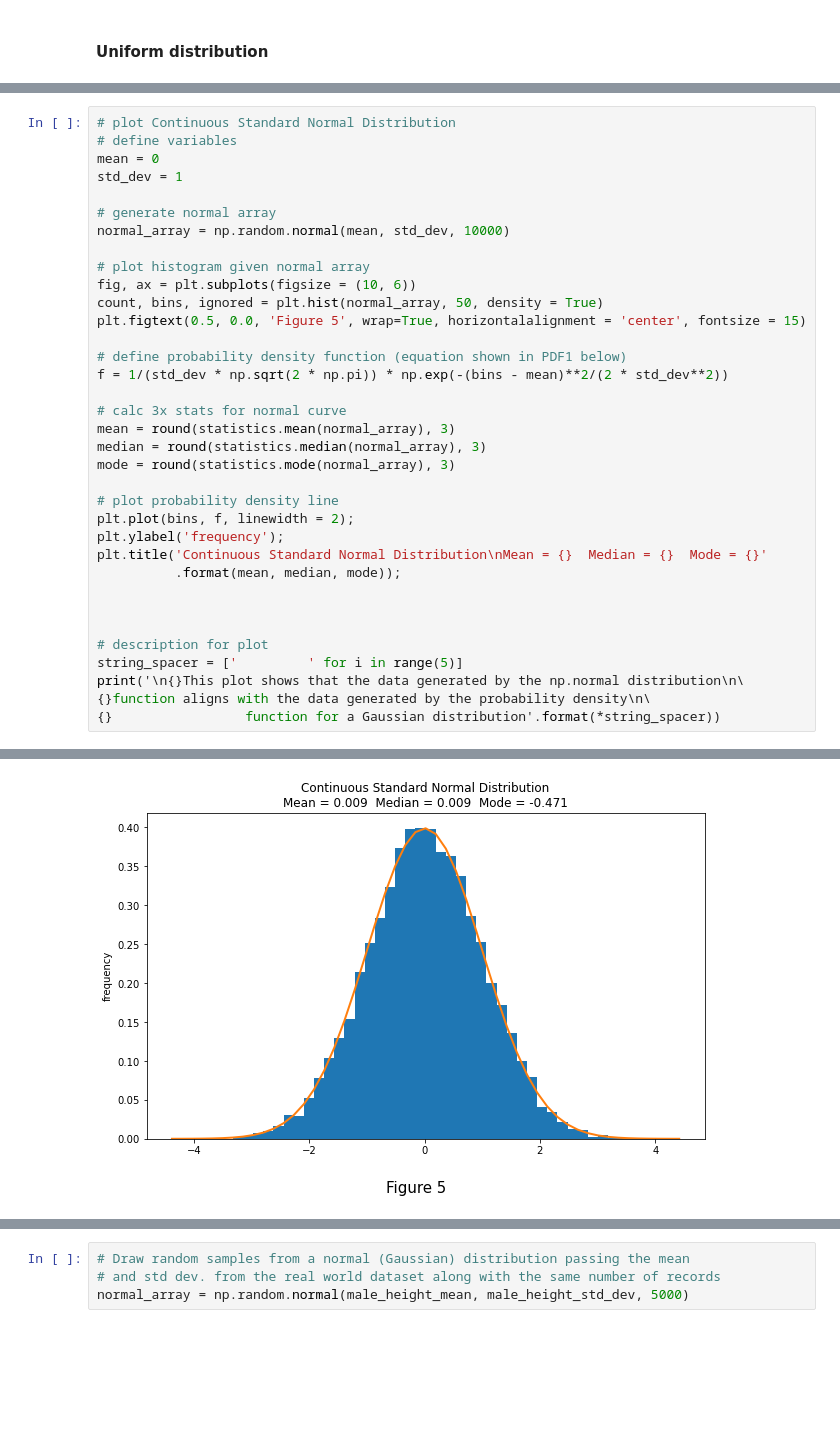
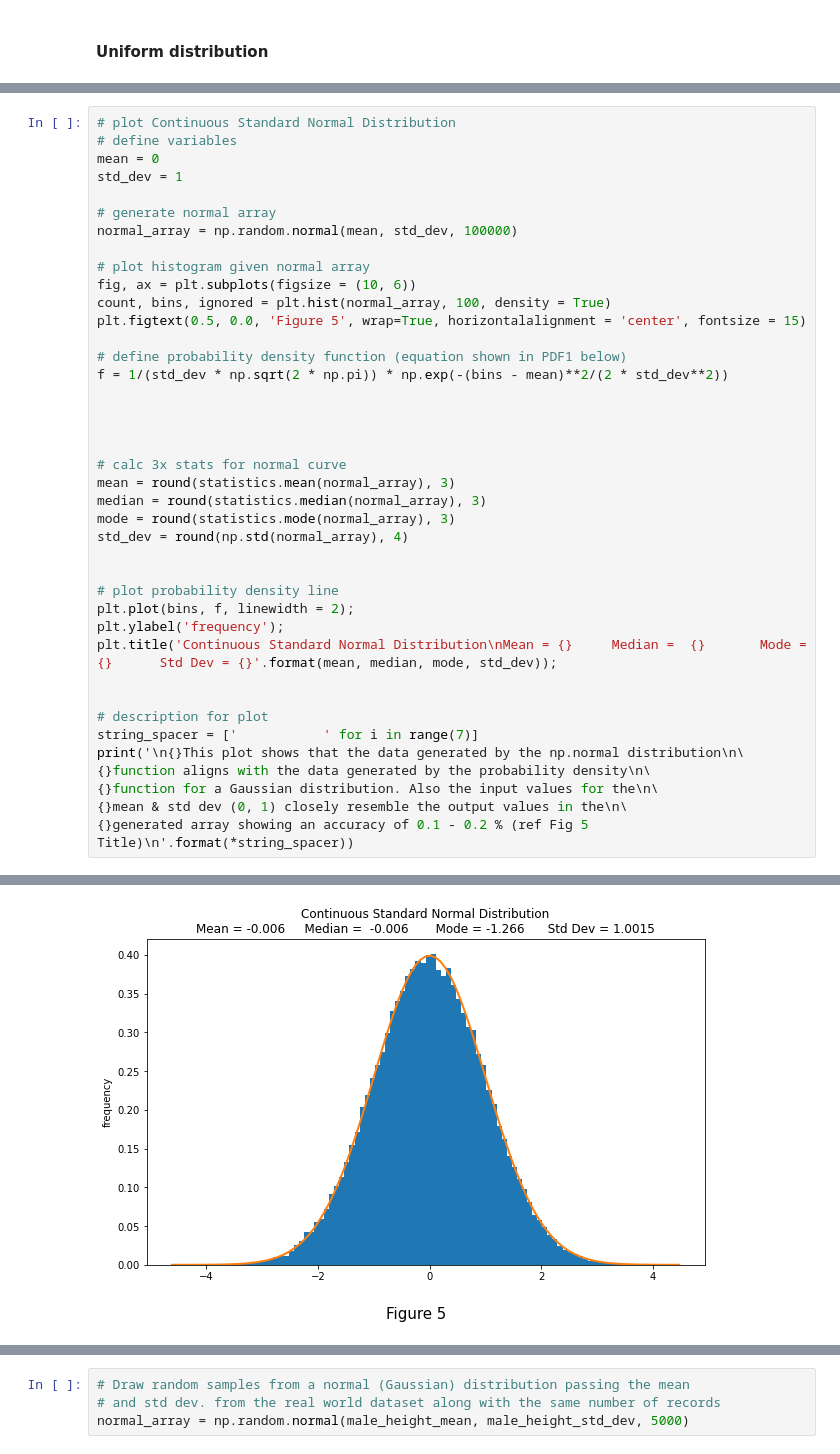
Before and after one commit to CiaranMoran27/playing_with_jupyter, a Jupyter notebook: numpy-random.ipynb, the cells around one changed output, grey strips where cells are left out. Saved outputs shown, nothing was run; the diff lists cells and outputs as text; blank space fills up the shorter version.

```diff
--- a/numpy-random.ipynb
+++ b/numpy-random.ipynb
@@ -356,32 +356,37 @@ mean = 0
 std_dev = 1
 
 # generate normal array
-normal_array = np.random.normal(mean, std_dev, 10000)
+normal_array = np.random.normal(mean, std_dev, 100000)
 
 # plot histogram given normal array
 fig, ax = plt.subplots(figsize = (10, 6))
-count, bins, ignored = plt.hist(normal_array, 50, density = True)
+count, bins, ignored = plt.hist(normal_array, 100, density = True)
 plt.figtext(0.5, 0.0, 'Figure 5', wrap=True, horizontalalignment = 'center', fontsize = 15)
 
 # define probability density function (equation shown in PDF1 below)
 f = 1/(std_dev * np.sqrt(2 * np.pi)) * np.exp(-(bins - mean)**2/(2 * std_dev**2))
 
+
+
+
 # calc 3x stats for normal curve
 mean = round(statistics.mean(normal_array), 3)
 median = round(statistics.median(normal_array), 3)
 mode = round(statistics.mode(normal_array), 3)
+std_dev = round(np.std(normal_array), 4)
+
 
 # plot probability density line
 plt.plot(bins, f, linewidth = 2);
 plt.ylabel('frequency');
-plt.title('Continuous Standard Normal Distribution\nMean = {}  Median = {}  Mode = {}'
-          .format(mean, median, mode));
-
+plt.title('Continuous Standard Normal Distribution\nMean = {}     Median =  {}       Mode = {}      Std Dev = {}'.format(mean, median, mode, std_dev));
 
 
 # description for plot
-string_spacer = ['         ' for i in range(5)]
+string_spacer = ['           ' for i in range(7)]
 print('\n{}This plot shows that the data generated by the np.normal distribution\n\
 {}function aligns with the data generated by the probability density\n\
-{}                 function for a Gaussian distribution'.format(*string_spacer))
+{}function for a Gaussian distribution. Also the input values for the\n\
+{}mean & std dev (0, 1) closely resemble the output values in the\n\
+{}generated array showing an accuracy of 0.1 - 0.2 % (ref Fig 5 Title)\n'.format(*string_spacer))
 # %% [output]
@@ -391 +398 @@ print('\n{}This plot shows that the data generated by the np.normal distribution
-[figure, old version]
+[figure, new version]
```
Also changed, not shown: parts of 23 cells of this notebook.
